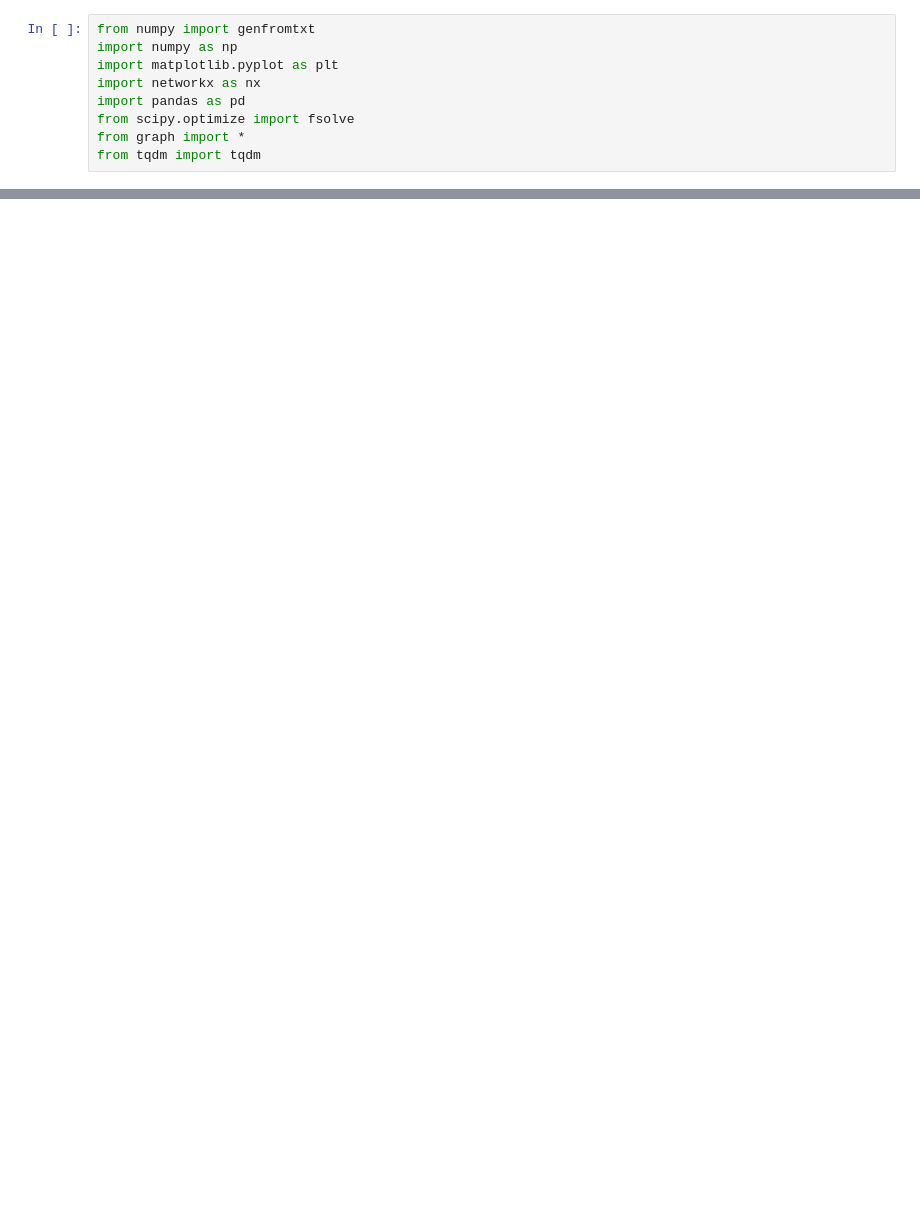
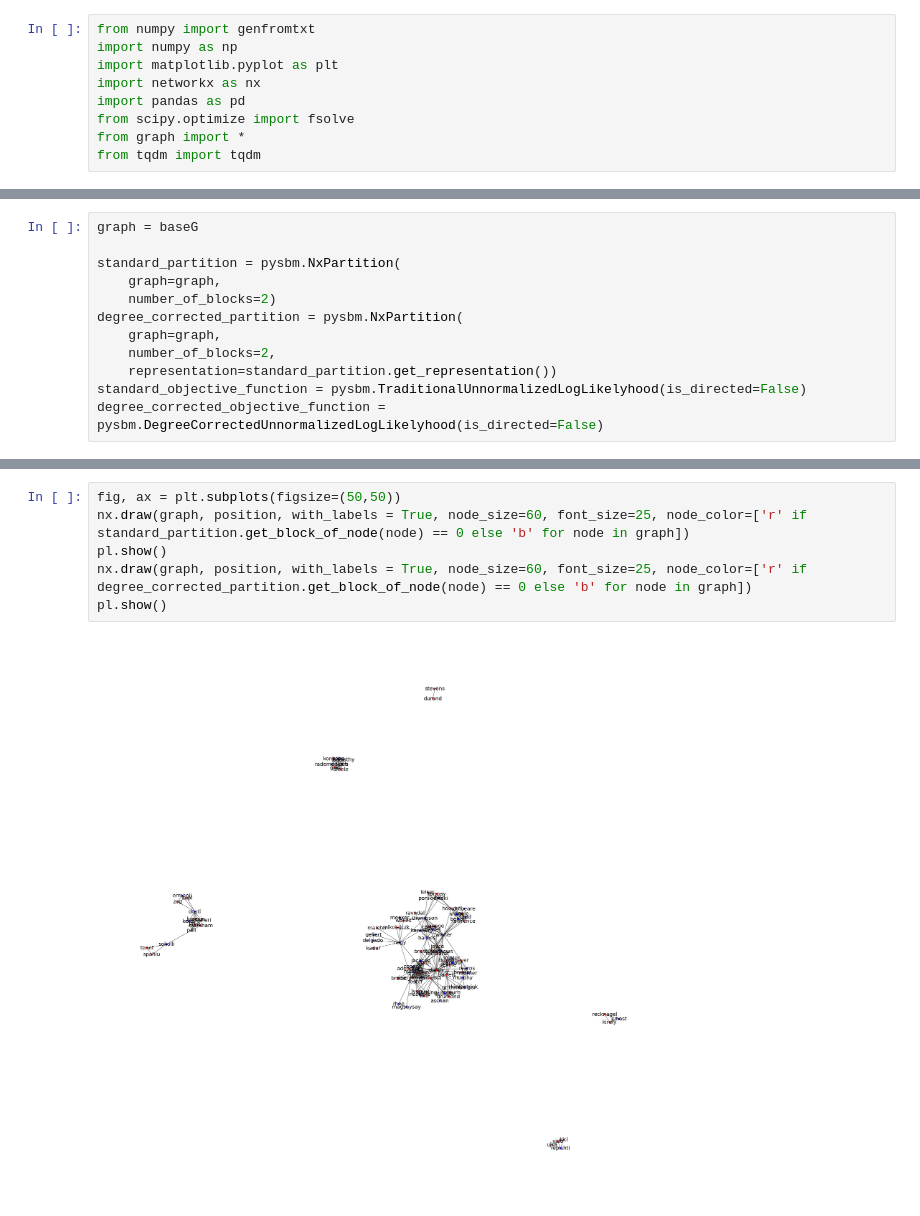
Before and after one commit to yingxueh/36490coldwar, a Jupyter notebook: Stochastic Block Model.ipynb, the cells around one changed output, grey strips where cells are left out. Cells and saved outputs as stored; diff of their text form; blank space fills up the shorter version.

Commit message:
stochastic block model

```diff
--- a/Stochastic Block Model.ipynb
+++ b/Stochastic Block Model.ipynb
@@ -124,0 +234,12 @@ AttributeError: module 'graph' has no attribute 'getfreqmatrix'
+# %%
+graph = baseG
+
+standard_partition = pysbm.NxPartition(
+    graph=graph,
+    number_of_blocks=2)
+degree_corrected_partition = pysbm.NxPartition(
+    graph=graph,
+    number_of_blocks=2,
+    representation=standard_partition.get_representation())
+standard_objective_function = pysbm.TraditionalUnnormalizedLogLikelyhood(is_directed=False)
+degree_corrected_objective_function = pysbm.DegreeCorrectedUnnormalizedLogLikelyhood(is_directed=False)
@@ -124,0 +249,8 @@ AttributeError: module 'graph' has no attribute 'getfreqmatrix'
+# %%
+fig, ax = plt.subplots(figsize=(50,50))
+nx.draw(graph, position, with_labels = True, node_size=60, font_size=25, node_color=['r' if standard_partition.get_block_of_node(node) == 0 else 'b' for node in graph])
+pl.show()
+nx.draw(graph, position, with_labels = True, node_size=60, font_size=25, node_color=['r' if degree_corrected_partition.get_block_of_node(node) == 0 else 'b' for node in graph])
+pl.show()
+# %% [output]
+[figure, added]
```
Also changed, not shown: parts of 9 cells of this notebook, 47 other files.
